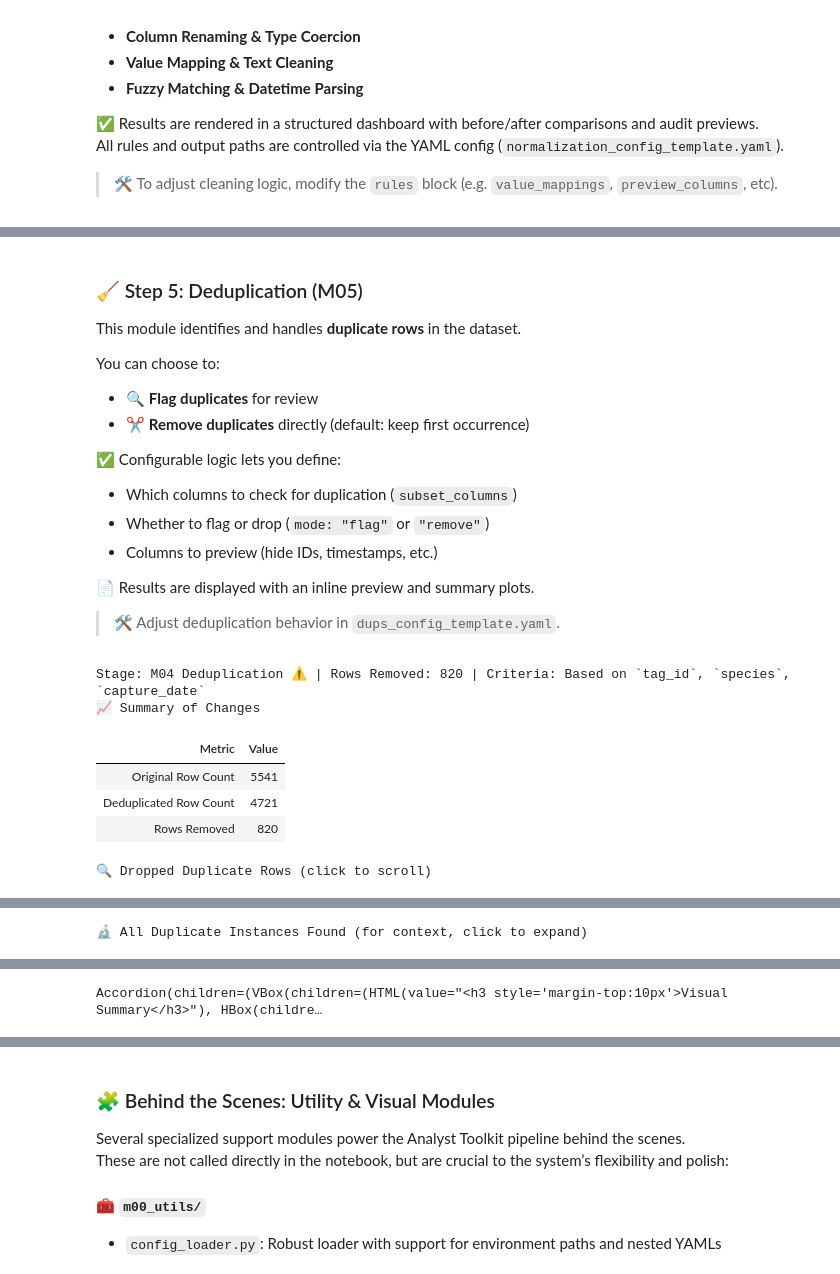
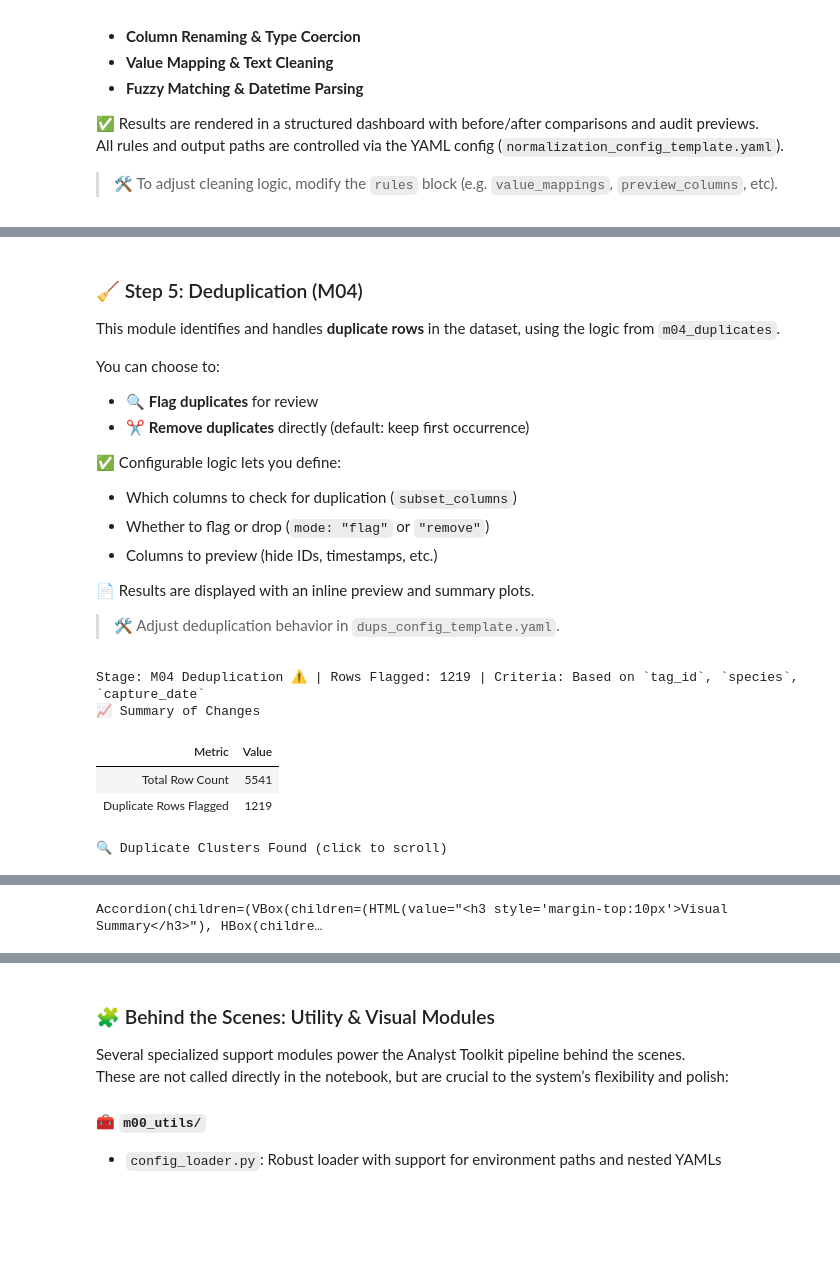
Before and after one commit to G-Schumacher44/analyst_toolkit, a Jupyter notebook: notebooks/00_analyst_toolkit_modular_demo.ipynb, the cells around one changed output, grey strips where cells are left out. Drawn from its saved outputs; the diff is of its cells as text; code cells hidden in the pictures; blank space fills up the shorter version.

```diff
--- a/notebooks/00_analyst_toolkit_modular_demo.ipynb
+++ b/notebooks/00_analyst_toolkit_modular_demo.ipynb
@@ -165,14 +156,11 @@ You can define strict or flexible rules in the YAML config (`validation_config_t
 # 🛡️ M02: Schema & Content Validation – First Audit Pass
 
 from analyst_toolkit.m00_utils.config_loader import load_config
-from analyst_toolkit.m00_utils.load_data import load_csv
 from analyst_toolkit.m02_validation.run_validation_pipeline import run_validation_pipeline
 
-# --- Load config and unpack validation settings ---
+# --- Load module-specific config ---
 val_config = load_config("config/validation_config_template.yaml")
 val_cfg = val_config.get("validation", {})
-notebook_mode = val_config.get("notebook", True)
-run_id = val_config.get("run_id", "demo_run")
 
 # --- Run Validation Module ---
 df_validated = run_validation_pipeline(
@@ -213,14 +201,14 @@ from analyst_toolkit.m03_normalization.run_normalization_pipeline import run_nor
 import logging
 
 # --- Load Config ---
-config = load_config("config/normalization_config_template.yaml")
-norm_cfg = config.get("normalization", {})
-run_id = config.get("run_id")
-notebook_mode = config.get("notebook", True)
+norm_config_full = load_config("config/normalization_config_template.yaml")
+norm_cfg = norm_config_full.get("normalization", {})
 
+# --- Run Normalization Module ---
+# Uses df_validated from the previous step and global run_id/notebook_mode.
 df_normalized = run_normalization_pipeline(
     config=norm_cfg,
-    df=df_validated,
+    df=df_validated,  # This correctly passes the processed DataFrame
     notebook=notebook_mode,
     run_id=run_id
 )
@@ -280,17 +268,14 @@ from analyst_toolkit.m00_utils.config_loader import load_config
 from analyst_toolkit.m02_validation.run_validation_pipeline import run_validation_pipeline
 
 # --- Load Certification Config ---
-config = load_config("config/certification_config_template.yaml")
-cert_cfg = config.get("validation", {})
-notebook_mode = config.get("notebook_mode", True)
-run_id = config.get("run_id")
+cert_config_full = load_config("config/certification_config_template.yaml")
+cert_cfg = cert_config_full.get("validation", {})
 
 # --- Run Final Certification Pass ---
-logging.info("🚀 Starting M04: Certification (Validation Gatekeeper)")
+logging.info("🚀 Starting Certification Gate (re-using M02)")
 
 df_certified = run_validation_pipeline(
     config=cert_cfg,
-    notebook=notebook_mode,
     df=df_normalized,
     run_id=run_id
 )
@@ -308,7 +287,7 @@ Status Key:
 # %% [markdown]
-### 🧹 Step 5: Deduplication (M05)
+### 🧹 Step 5: Deduplication (M04)
 
-This module identifies and handles **duplicate rows** in the dataset.
+This module identifies and handles **duplicate rows** in the dataset, using the logic from `m04_duplicates`.
 
 You can choose to:
 - 🔍 **Flag duplicates** for review
@@ -323,32 +302,28 @@ You can choose to:
 
 > 🛠️ Adjust deduplication behavior in `dups_config_template.yaml`.
 # %%
-# ♻️ D04: Dedupliction and Duplicates Handling
+# ♻️ M04: Deduplication and Duplicates Handling
 
 from analyst_toolkit.m00_utils.config_loader import load_config
-from analyst_toolkit.m00_utils.load_data import load_csv
 from analyst_toolkit.m04_duplicates.run_dupes_pipeline import run_duplicates_pipeline
 import logging
 
 # --- Load Config ---
-config = load_config("config/dups_config_template.yaml")
-notebook_mode = config.get("notebook", True)
-run_id = config.get("run_id")
+dupes_config_full = load_config("config/dups_config_template.yaml")
+dupes_cfg = dupes_config_full.get("duplicates", {})
 
-
-# --- Run Duplicates Module (now in 'flag' mode) ---
+# --- Run Duplicates Module ---
 df_deduped = run_duplicates_pipeline(
-    config=config,
+    config=dupes_cfg,
     df=df_certified,
     notebook=notebook_mode,
     run_id=run_id
 )
 # %% [output]
-Stage: M04 Deduplication ⚠️ | Rows Removed: 820 | Criteria: Based on `tag_id`, `species`, `capture_date`
+Stage: M04 Deduplication ⚠️ | Rows Flagged: 1219 | Criteria: Based on `tag_id`, `species`, `capture_date`
 📈 Summary of Changes
 | Metric | Value |
-| Original Row Count | 5541 |
-| Deduplicated Row Count | 4721 |
-| Rows Removed | 820 |
+| Total Row Count | 5541 |
+| Duplicate Rows Flagged | 1219 |
-🔍 Dropped Duplicate Rows (click to scroll)
+🔍 Duplicate Clusters Found (click to scroll)
 | tag_id | species | bill_length_mm | bill_depth_mm | flipper_length_mm | body_mass_g | age_group | sex | colony_id | ... |
@@ -371 +346 @@ Stage: M04 Deduplication ⚠️ | Rows Removed: 820 | Criteria: Based on `tag_id
-🔬 All Duplicate Instances Found (for context, click to expand)
+Accordion(children=(VBox(children=(HTML(value="<h3 style='margin-top:10px'>Visual Summary</h3>"), HBox(childre…
@@ -389,2 +347 @@ Stage: M04 Deduplication ⚠️ | Rows Removed: 820 | Criteria: Based on `tag_id
-Accordion(children=(VBox(children=(HTML(value="<h3 style='margin-top:10px'>Visual Summary</h3>"), HBox(childre…
 # %% [markdown]
```
Also changed, not shown: parts of 12 cells of this notebook, 20 other files.
